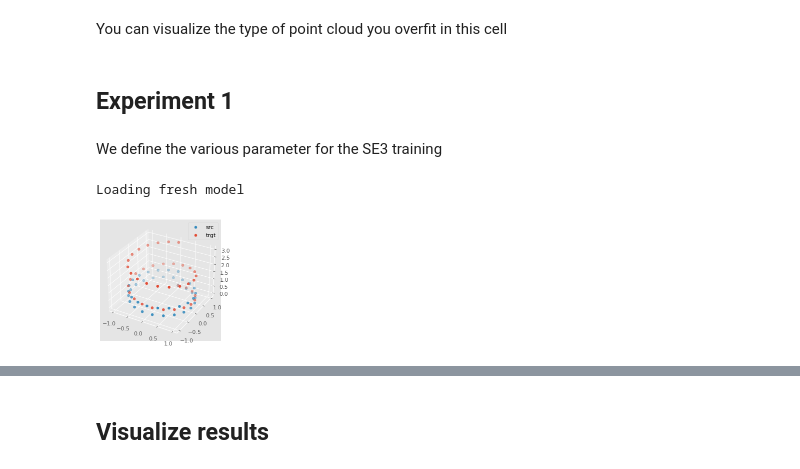
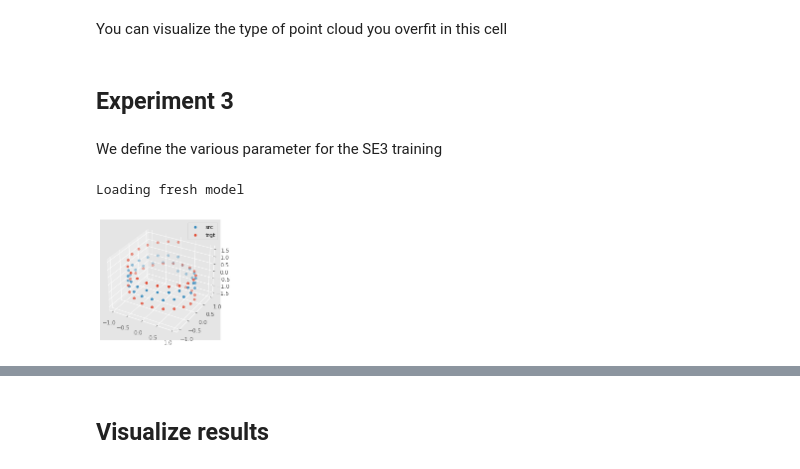
Before and after one commit to ymentha14/se3_molecule_generation, a Jupyter notebook: notebooks/se3.ipynb, the cells around one changed output, grey strips where cells are left out. Drawn from its saved outputs; the diff is of its cells as text; code cells hidden in the pictures.

```diff
--- a/notebooks/se3.ipynb
+++ b/notebooks/se3.ipynb
@@ -28,32 +30,35 @@ torch.set_default_dtype(torch.float32) # works best in float64
 # %% [markdown]
 You can visualize the type of point cloud you overfit in this cell
 # %% [markdown]
-## Experiment 1
+## Experiment 3
 # %% [markdown]
 We define the various parameter for the SE3 training
 # %%
 transformer = get_model()
-epochs = 15
+epochs = 30
 criterion = torch.nn.MSELoss()
-batch_size = 4
+batch_size = 2
 lr = 0.01
 optimizer = torch.optim.Adam(transformer.parameters(),lr=lr)
-#optimizer = torch.optim.SGD(transformer.parameters(), lr=0.1, momentum=0.9)
+# optimizer = torch.optim.SGD(transformer.parameters(), lr=lr, momentum=0.9)
+scheduler = torch.optim.lr_scheduler.ReduceLROnPlateau(optimizer,
+                                                       patience=100,
+                                                       factor=0.4,
+                                                       threshold=0.001,
+                                                       verbose=True)
 
-center_input = False
-center_output = False
-center_target = False
+center_input = True
+center_output = True
+center_target = True
 
 batch_f = get_src_scaled_spirals
 batch_f_kwargs = {'center_input':center_input,'center_target':center_target}
-use_wandb = True
+use_wandb = False
+points, target_points = batch_f(**batch_f_kwargs)
+viz_point_cloud([(points,'src'),(target_points,'trgt')])#,[cent_points,cent_target_points])
 # %% [output]
 Loading fresh model
+[figure, added]
-# %%
-points, target_points = batch_f(**batch_f_kwargs)
-viz_point_cloud([(points,'src'),(target_points,'trgt')])#,[cent_points,cent_target_points])
-# %% [output]
-[figure, removed]
 # %%
 if use_wandb:
     wrun = wandb.init("se3_runs")
```
Also changed, not shown: parts of 4 cells of this notebook, 2 other files.
